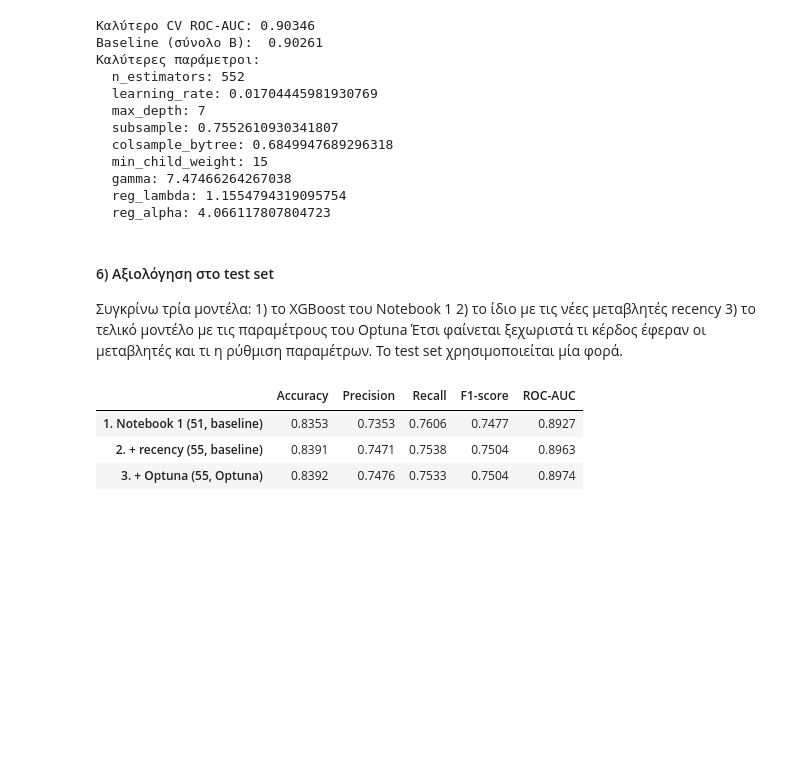
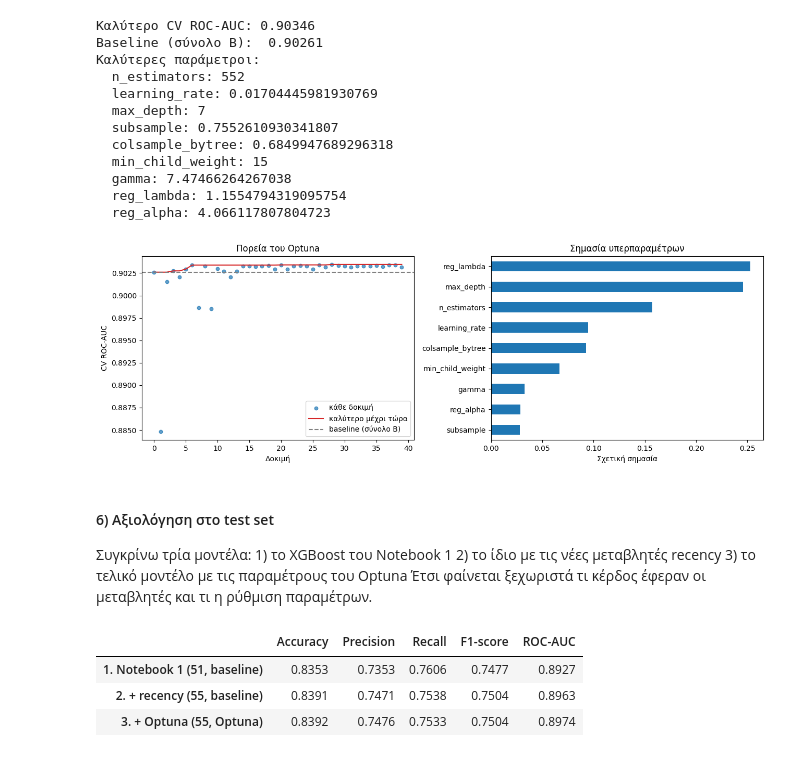
Before and after one commit to mariapourgianou/thesis-churn-prediction, a Jupyter notebook: XGBoost Optuna.ipynb, the cells around one changed output. Drawn from its saved outputs; the diff is of its cells as text; code cells hidden in the pictures; blank space fills up the shorter version.

```diff
--- a/XGBoost Optuna.ipynb
+++ b/XGBoost Optuna.ipynb
@@ -319,12 +320,45 @@ Baseline (σύνολο B):  0.90261
   gamma: 7.47466264267038
   reg_lambda: 1.1554794319095754
   reg_alpha: 4.066117807804723
+# %%
+import matplotlib.pyplot as plt
+
+trials = study.trials_dataframe()
+trials['best_so_far'] = trials['value'].cummax()
+trials.to_csv('optuna_trials.csv', index=False)
+
+fig, ax = plt.subplots(1, 2, figsize=(13, 4.5))
+
+# Αριστερά: πορεία της αναζήτησης
+ax[0].scatter(trials['number'], trials['value'], s=22, alpha=0.7, label='κάθε δοκιμή')
+ax[0].plot(trials['number'], trials['best_so_far'], color='tab:red', label='καλύτερο μέχρι τώρα')
+ax[0].axhline(scores_r.mean(), color='gray', linestyle='--', label='baseline (σύνολο Β)')
+ax[0].set_xlabel('Δοκιμή')
+ax[0].set_ylabel('CV ROC-AUC')
+ax[0].set_title('Πορεία του Optuna')
+ax[0].legend()
+
+# Δεξιά: ποιες υπερπαράμετροι επηρέασαν περισσότερο
+try:
+    imp = pd.Series(optuna.importance.get_param_importances(study)).sort_values()
+    imp.plot.barh(ax=ax[1])
+    ax[1].set_title('Σημασία υπερπαραμέτρων')
+    ax[1].set_xlabel('Σχετική σημασία')
+except Exception as e:
+    ax[1].axis('off')
+    print('Δεν υπολογίστηκε η σημασία των υπερπαραμέτρων:', e)
+
+plt.tight_layout()
+plt.savefig('xgb_optuna_history.png', dpi=150)
+plt.show()
+# %% [output]
+[figure, added]
 # %% [markdown]
 #### 6) Αξιολόγηση στο test set
 Συγκρίνω τρία μοντέλα: 1) το XGBoost του Notebook 1
                        2) το ίδιο με τις νέες μεταβλητές recency
                        3) το τελικό μοντέλο με τις παραμέτρους του Optuna
-Έτσι φαίνεται ξεχωριστά τι κέρδος έφεραν οι μεταβλητές και τι η ρύθμιση παραμέτρων. Το test set χρησιμοποιείται μία φορά.
+Έτσι φαίνεται ξεχωριστά τι κέρδος έφεραν οι μεταβλητές και τι η ρύθμιση παραμέτρων.
 # %%
 import json
 from sklearn.metrics import (accuracy_score, precision_score, recall_score,
```
Also changed, not shown: parts of 16 cells of this notebook, 1 other file.
